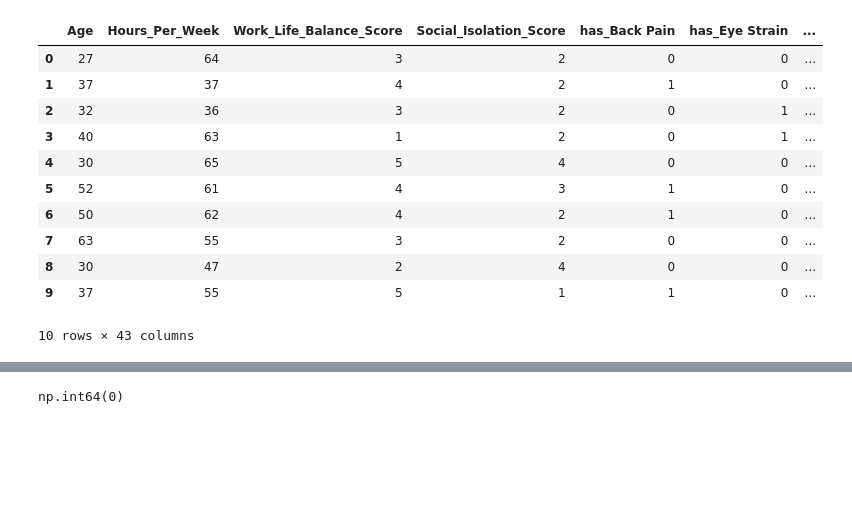
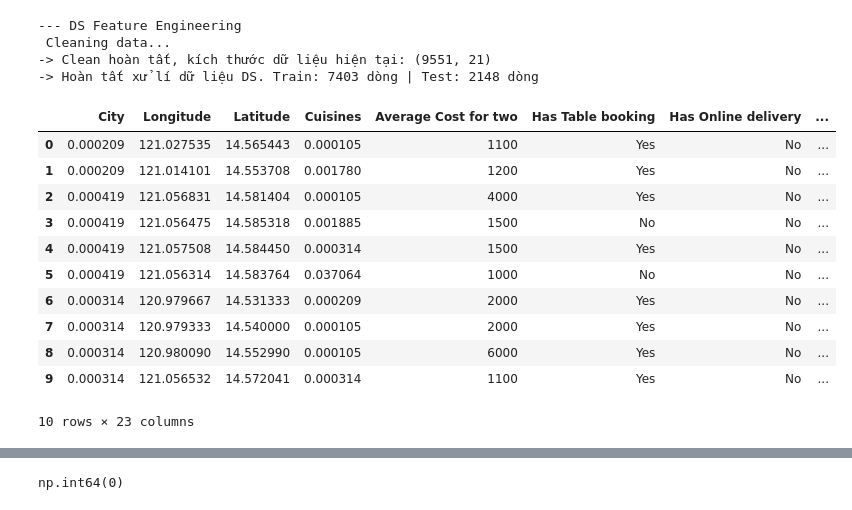
Before and after one commit to rahien123/Restaraunt-Rating-Prediction-, a Jupyter notebook: notebooks/EDA.ipynb, the cells around one changed output, grey strips where cells are left out. Drawn from its saved outputs; the diff is of its cells as text; code cells hidden in the pictures; blank space fills up the shorter version.

Commit message:
data preprocessing, encoding

```diff
--- a/notebooks/EDA.ipynb
+++ b/notebooks/EDA.ipynb
@@ -70,17 +174,21 @@ memory usage: 339.6 KB
 # %%
-df_clean2=get_ds_data(df)
-df_clean2.head(10)
+df_ds_train,df_ds_test=get_ds_data(df)
+df_ds_train.head(10)
 # %% [output]
+--- DS Feature Engineering
+ Cleaning data...
+-> Clean hoàn tất, kích thước dữ liệu hiện tại: (9551, 21)
+-> Hoàn tất xử lí dữ liệu DS. Train: 7403 dòng | Test: 2148 dòng
-|  | Age | Hours_Per_Week | Work_Life_Balance_Score | Social_Isolation_Score | has_Back Pain | has_Eye Strain | ... |
-| 0 | 27 | 64 | 3 | 2 | 0 | 0 | ... |
-| 1 | 37 | 37 | 4 | 2 | 1 | 0 | ... |
-| 2 | 32 | 36 | 3 | 2 | 0 | 1 | ... |
-| 3 | 40 | 63 | 1 | 2 | 0 | 1 | ... |
-| 4 | 30 | 65 | 5 | 4 | 0 | 0 | ... |
-| 5 | 52 | 61 | 4 | 3 | 1 | 0 | ... |
-| 6 | 50 | 62 | 4 | 2 | 1 | 0 | ... |
-| 7 | 63 | 55 | 3 | 2 | 0 | 0 | ... |
-| 8 | 30 | 47 | 2 | 4 | 0 | 0 | ... |
-| 9 | 37 | 55 | 5 | 1 | 1 | 0 | ... |
+|  | City | Longitude | Latitude | Cuisines | Average Cost for two | Has Table booking | Has Online delivery | ... |
+| 0 | 0.000209 | 121.027535 | 14.565443 | 0.000105 | 1100 | Yes | No | ... |
+| 1 | 0.000209 | 121.014101 | 14.553708 | 0.001780 | 1200 | Yes | No | ... |
+| 2 | 0.000419 | 121.056831 | 14.581404 | 0.000105 | 4000 | Yes | No | ... |
+| 3 | 0.000419 | 121.056475 | 14.585318 | 0.001885 | 1500 | No | No | ... |
+| 4 | 0.000419 | 121.057508 | 14.584450 | 0.000314 | 1500 | Yes | No | ... |
+| 5 | 0.000419 | 121.056314 | 14.583764 | 0.037064 | 1000 | No | No | ... |
+| 6 | 0.000314 | 120.979667 | 14.531333 | 0.000209 | 2000 | Yes | No | ... |
+| 7 | 0.000314 | 120.979333 | 14.540000 | 0.000105 | 2000 | Yes | No | ... |
+| 8 | 0.000314 | 120.980090 | 14.552990 | 0.000105 | 6000 | Yes | No | ... |
+| 9 | 0.000314 | 121.056532 | 14.572041 | 0.000314 | 1100 | Yes | No | ... |
-10 rows × 43 columns
+10 rows × 23 columns
 # %%
```
Also changed, not shown: parts of 18 cells of this notebook, 13 other files.
